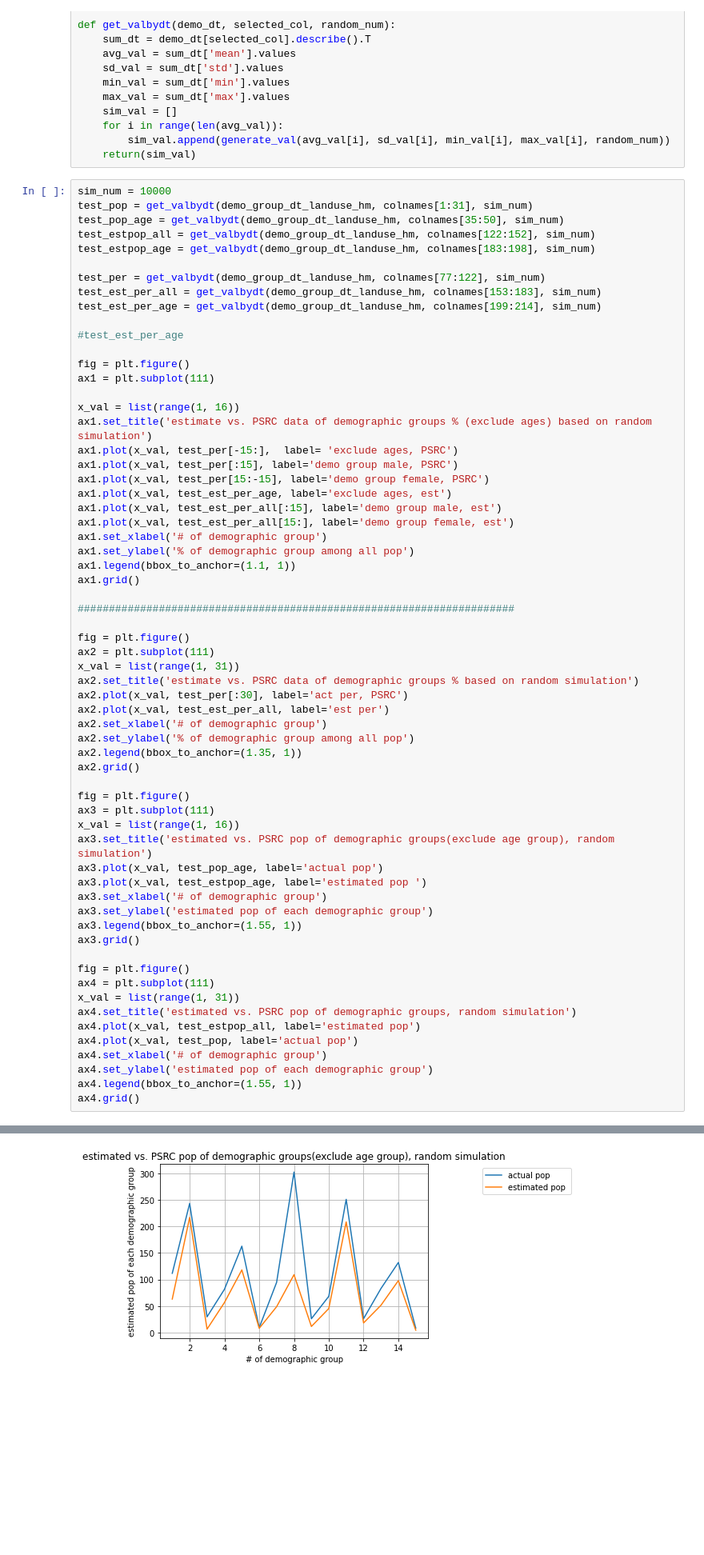
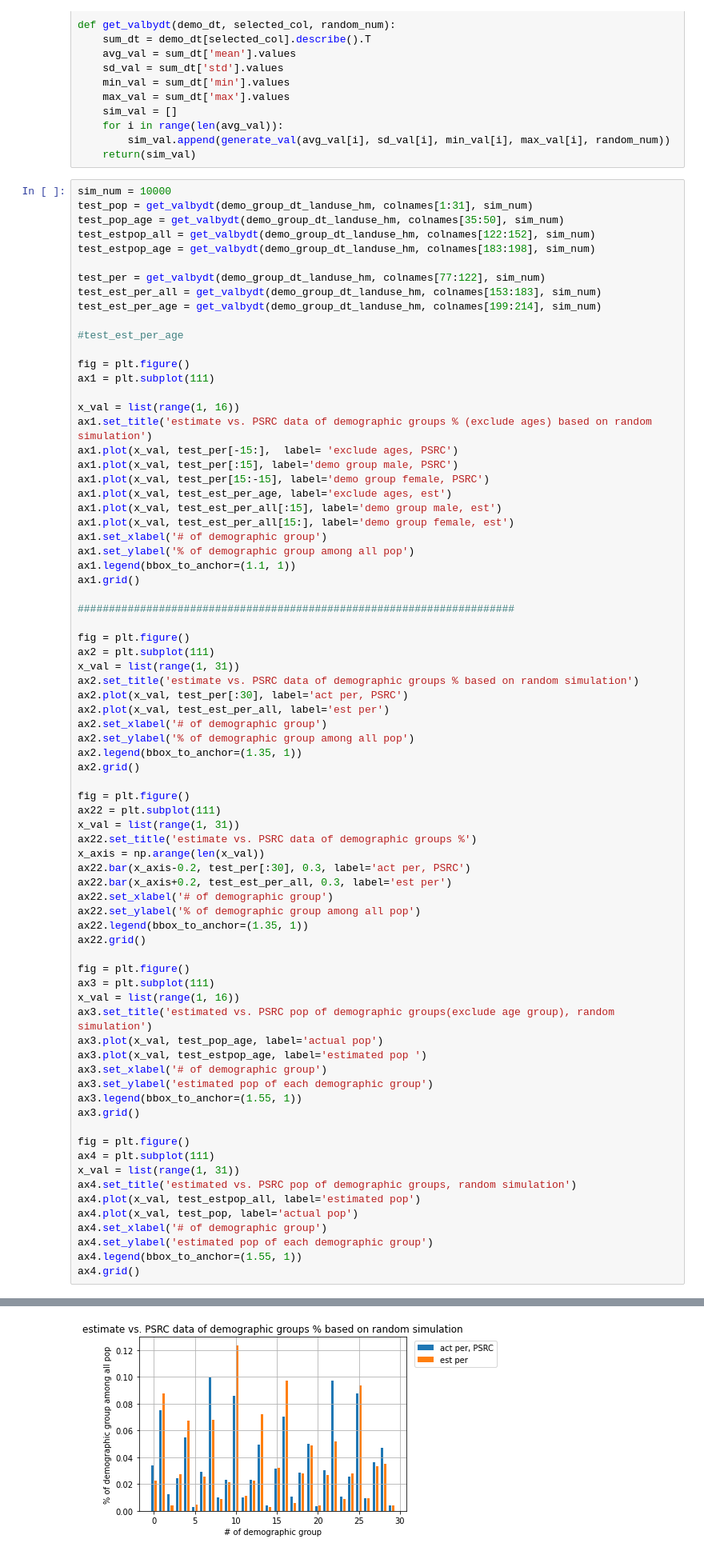
Before and after one commit to Yiran6/app_baseddata_processing, a Jupyter notebook: PSRC_od_simulation_2018_data_processing.ipynb, the cells around one changed output, grey strips where cells are left out. Shown at 80% size. Drawn from its saved outputs; the diff is of its cells as text; blank space fills up the shorter version.

Commit message:
data output plot

```diff
--- a/PSRC_od_simulation_2018_data_processing.ipynb
+++ b/PSRC_od_simulation_2018_data_processing.ipynb
@@ -2048,31 +2205,43 @@ ax2.plot(x_val, test_per[:30], label='act per, PSRC')
 ax2.plot(x_val, test_est_per_all, label='est per')
 ax2.set_xlabel('# of demographic group')
 ax2.set_ylabel('% of demographic group among all pop')
 ax2.legend(bbox_to_anchor=(1.35, 1))
 ax2.grid()
 
 fig = plt.figure()
+ax22 = plt.subplot(111)
+x_val = list(range(1, 31))
+ax22.set_title('estimate vs. PSRC data of demographic groups %')
+x_axis = np.arange(len(x_val))
+ax22.bar(x_axis-0.2, test_per[:30], 0.3, label='act per, PSRC')
+ax22.bar(x_axis+0.2, test_est_per_all, 0.3, label='est per')
+ax22.set_xlabel('# of demographic group')
+ax22.set_ylabel('% of demographic group among all pop')
+ax22.legend(bbox_to_anchor=(1.35, 1))
+ax22.grid()
+
+fig = plt.figure()
 ax3 = plt.subplot(111)
 x_val = list(range(1, 16))
 ax3.set_title('estimated vs. PSRC pop of demographic groups(exclude age group), random simulation')
 ax3.plot(x_val, test_pop_age, label='actual pop')
 ax3.plot(x_val, test_estpop_age, label='estimated pop ')
 ax3.set_xlabel('# of demographic group')
 ax3.set_ylabel('estimated pop of each demographic group')
 ax3.legend(bbox_to_anchor=(1.55, 1))
 ax3.grid()
 
 fig = plt.figure()
 ax4 = plt.subplot(111)
 x_val = list(range(1, 31))
 ax4.set_title('estimated vs. PSRC pop of demographic groups, random simulation')
 ax4.plot(x_val, test_estpop_all, label='estimated pop')
 ax4.plot(x_val, test_pop, label='actual pop')
 ax4.set_xlabel('# of demographic group')
 ax4.set_ylabel('estimated pop of each demographic group')
 ax4.legend(bbox_to_anchor=(1.55, 1))
 ax4.grid()
 # %% [output]
 [figure]
 [figure]
-[figure, old version]
+[figure, new version]
```
Also changed, not shown: parts of 25 cells of this notebook, 5 other files.
